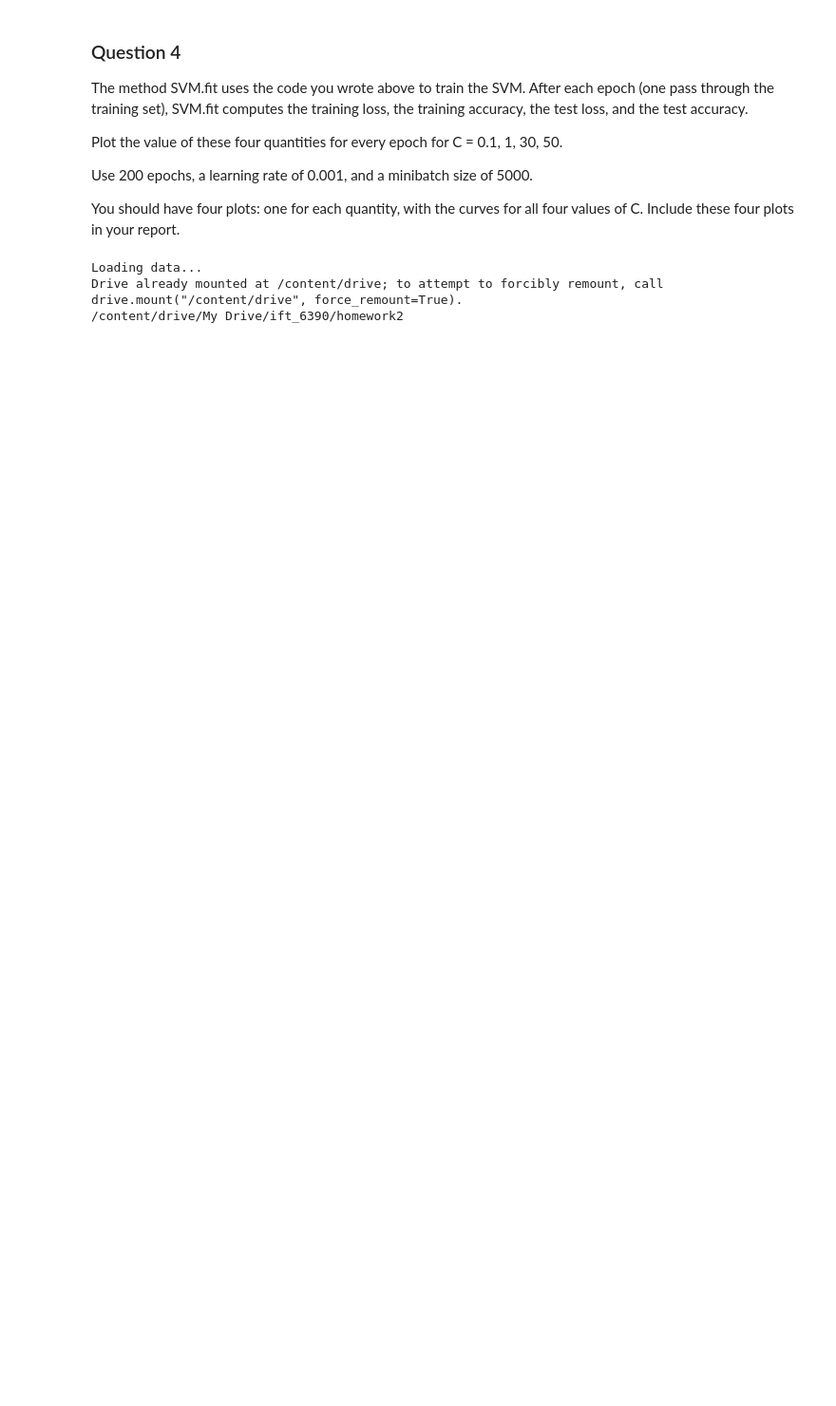
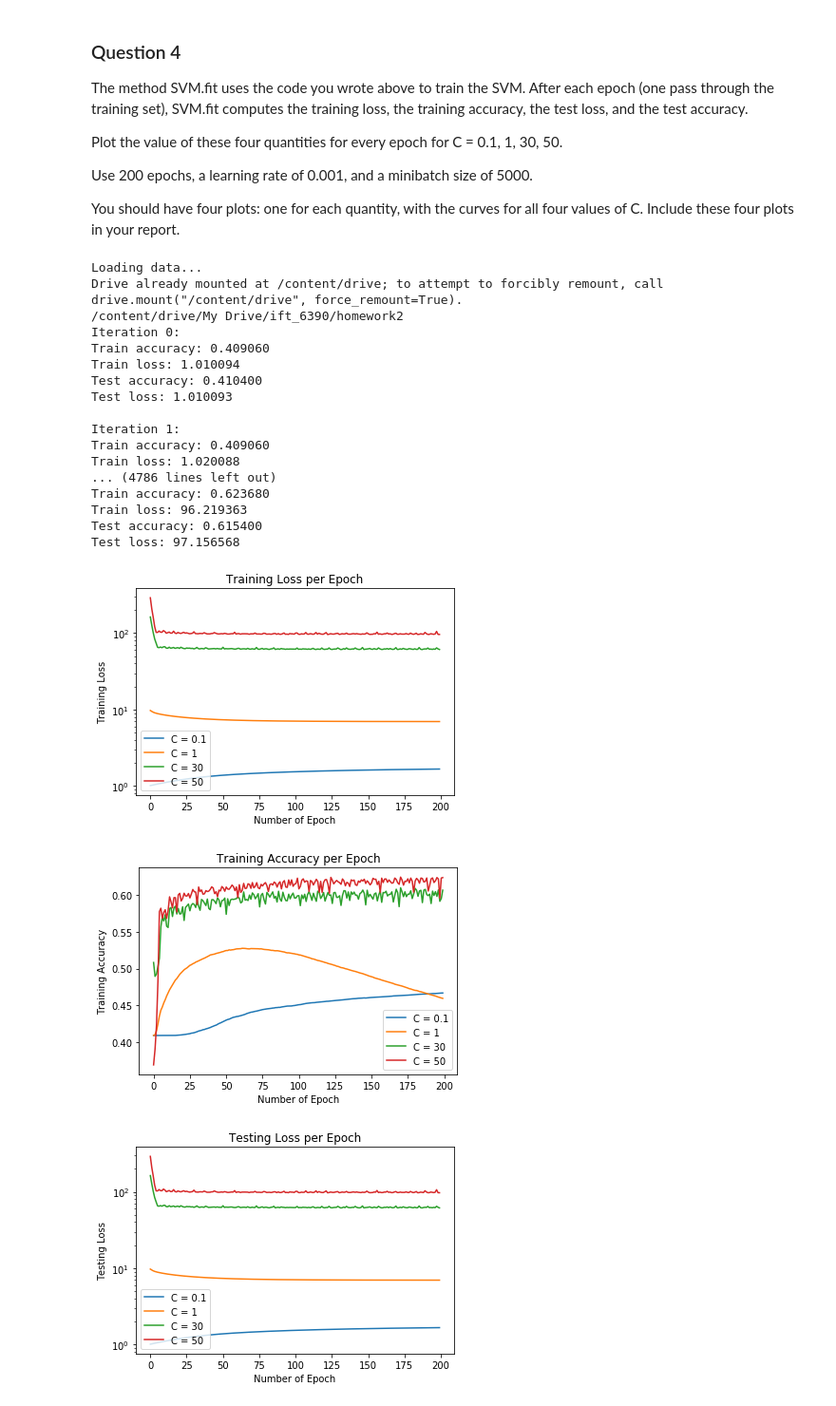
Before and after one commit to k1c/ift_6390, a Jupyter notebook: homework2/Question_4_Plotting.ipynb, the cells around one changed output. Shown at 95% size. Cells and saved outputs as stored; diff of their text form; code cells hidden in the pictures; blank space fills up the shorter version.

Commit message:
update plotting output

```diff
--- a/homework2/Question_4_Plotting.ipynb
+++ b/homework2/Question_4_Plotting.ipynb
@@ -176,7 +176,7 @@ if __name__ == "__main__":
     test_acc = list()
 
     for c in C:
-        svm = SVM(eta=0.001, C=c, niter=EPOCH, batch_size=5000, verbose=False)
+        svm = SVM(eta=0.001, C=c, niter=EPOCH, batch_size=5000, verbose=True)
         # to compute the gradient or loss before training, do the following:
         y_train_ova = svm.make_one_versus_all_labels(y_train, 10) # one-versus-all labels
         svm.w = np.zeros([401, 10])
@@ -184,30 +184,47 @@ if __name__ == "__main__":
         loss = svm.compute_loss(x_train, y_train_ova)
 
         train_loss_epoch, train_acc_epoch, test_loss_epoch, test_acc_epoch, iterations = svm.fit(x_train, y_train, x_test, y_test)
 
         train_losses.append(train_loss_epoch)
         train_acc.append(train_acc_epoch)
         test_losses.append(test_loss_epoch)
         test_acc.append(test_acc_epoch)
 
     title_train_loss = "Training Loss per Epoch"
     ylabel_train_loss = 'Training Loss'
     title_train_acc = "Training Accuracy per Epoch"
     ylabel_train_acc = 'Training Accuracy'
     title_test_loss = "Testing Loss per Epoch"
     ylabel_test_loss = 'Testing Loss'
     title_test_acc = "Testing Accuracy per Epoch"
     ylabel_test_acc = 'Testing Accuracy'
 
     plot(train_losses,iterations,title_train_loss,ylabel_train_loss, is_loss=True)
     plot(train_acc,iterations,title_train_acc,ylabel_train_acc, is_loss=False)
     plot(test_losses,iterations,title_test_loss,ylabel_test_loss, is_loss=True)
     plot(test_acc,iterations,title_test_acc,ylabel_test_acc, is_loss=False)
 
 
     # to infer after training, do the following:
     #y_inferred = svm.infer(x_test)
 # %% [output]
 Loading data...
 Drive already mounted at /content/drive; to attempt to forcibly remount, call drive.mount("/content/drive", force_remount=True).
 /content/drive/My Drive/ift_6390/homework2
+Iteration 0:
+Train accuracy: 0.409060
+Train loss: 1.010094
+Test accuracy: 0.410400
+Test loss: 1.010093
+
+Iteration 1:
+Train accuracy: 0.409060
+Train loss: 1.020088
+... (4786 lines left out)
+Train accuracy: 0.623680
+Train loss: 96.219363
+Test accuracy: 0.615400
+Test loss: 97.156568
+[figure, added]
+[figure, added]
+[figure, added]
```
Also changed, not shown: parts of 1 cell of this notebook.
